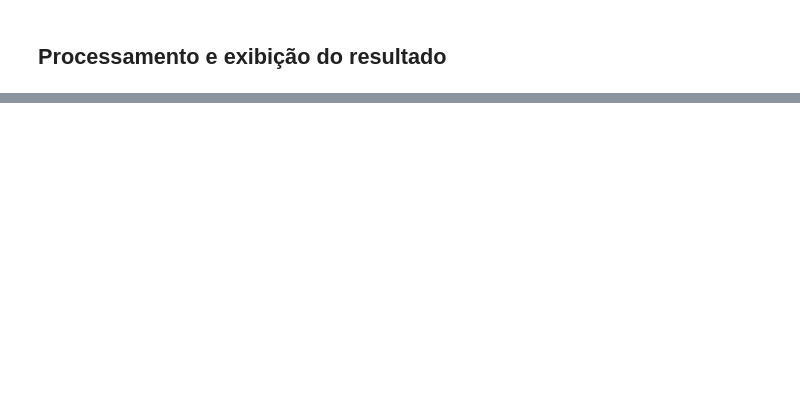
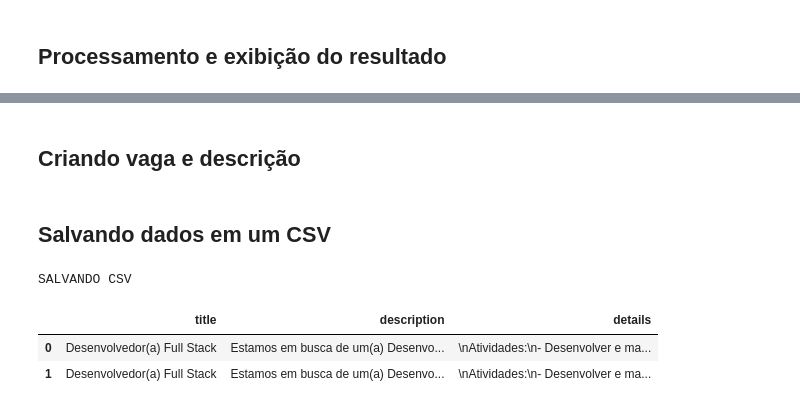
Before and after one commit to AI-Expert-Academy/LLMs-e-Agentes-de-AI-para-Empresas-e-Neg-cios, a Jupyter notebook: notebooks/LLMs para empresas e negócios - Recursos Humanos.ipynb, the cells around one changed output, grey strips where cells are left out. Saved outputs shown, nothing was run; the diff lists cells and outputs as text; code cells hidden in the pictures; blank space fills up the shorter version.

```diff
--- a/notebooks/LLMs para empresas e negócios - Recursos Humanos.ipynb
+++ b/notebooks/LLMs para empresas e negócios - Recursos Humanos.ipynb
@@ -254,0 +461,2 @@ Thomas A. Anderson é um profissional de tecnologia com 5 anos de experiência e
+# %% [markdown]
+## Criando vaga e descrição
@@ -254,0 +489,31 @@ Thomas A. Anderson é um profissional de tecnologia com 5 anos de experiência e
+# %% [markdown]
+## Salvando dados em um CSV
+# %%
+import csv
+import os
+import pandas as pd
+import json
+
+path_job_csv = "vagas.csv"
+
+def safe_job_to_csv(data, filename):
+    print("SALVANDO CSV")
+    headers = ['title', 'description', 'details']
+    file_exists = os.path.exists(filename)
+
+    with open(filename, 'a', newline='', encoding='utf-8') as f:
+        writer = csv.DictWriter(f, fieldnames=headers, delimiter=';')
+        if not file_exists:
+            writer.writeheader()
+        writer.writerow(data)
+# %%
+safe_job_to_csv(job, path_job_csv)
+# %% [output]
+SALVANDO CSV
+# %%
+df = pd.read_csv(path_job_csv, sep=';')
+display(df)
+# %% [output]
+|  | title | description | details |
+| 0 | Desenvolvedor(a) Full Stack | Estamos em busca de um(a) Desenvo... | \nAtividades:\n- Desenvolver e ma... |
+| 1 | Desenvolvedor(a) Full Stack | Estamos em busca de um(a) Desenvo... | \nAtividades:\n- Desenvolver e ma... |
```
Also changed, not shown: parts of 69 cells of this notebook, 4 other files.
